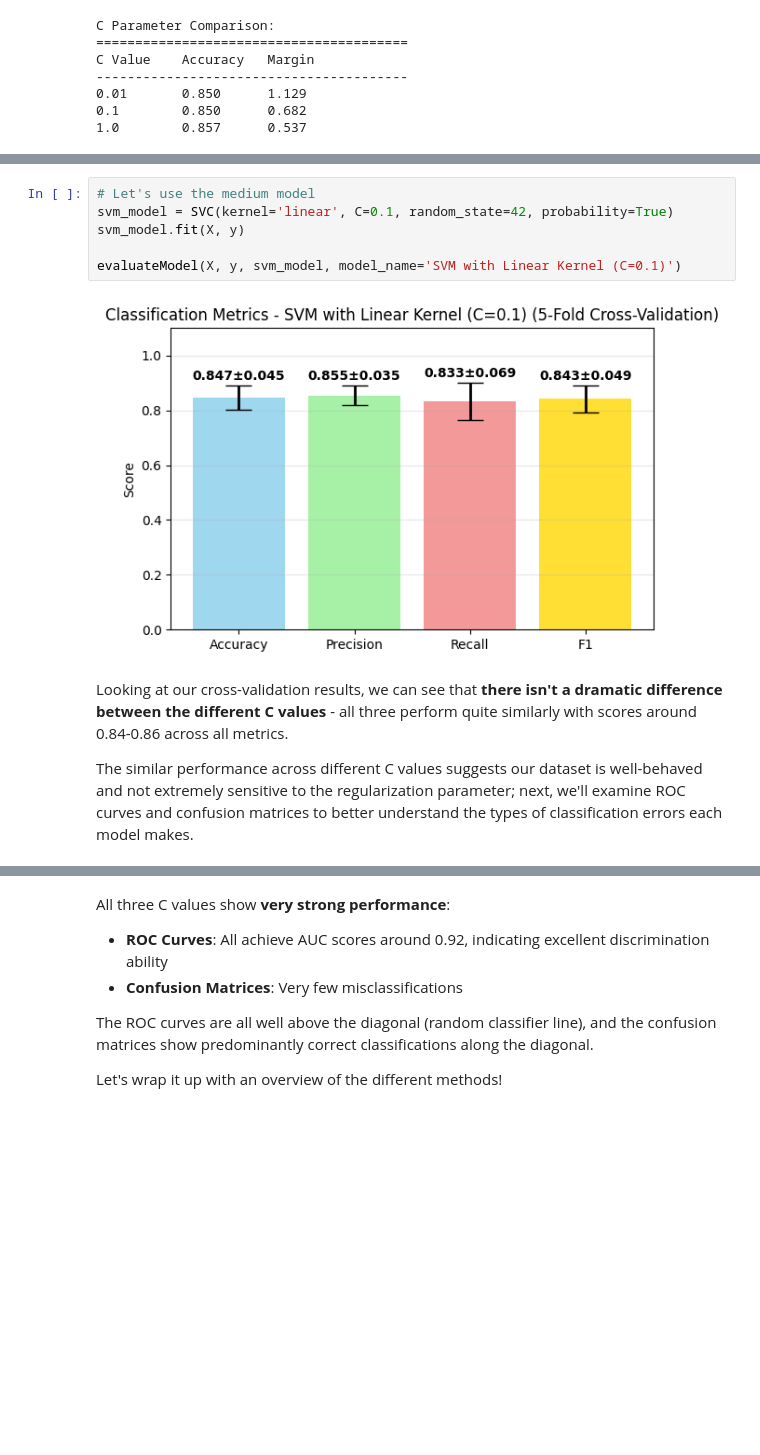
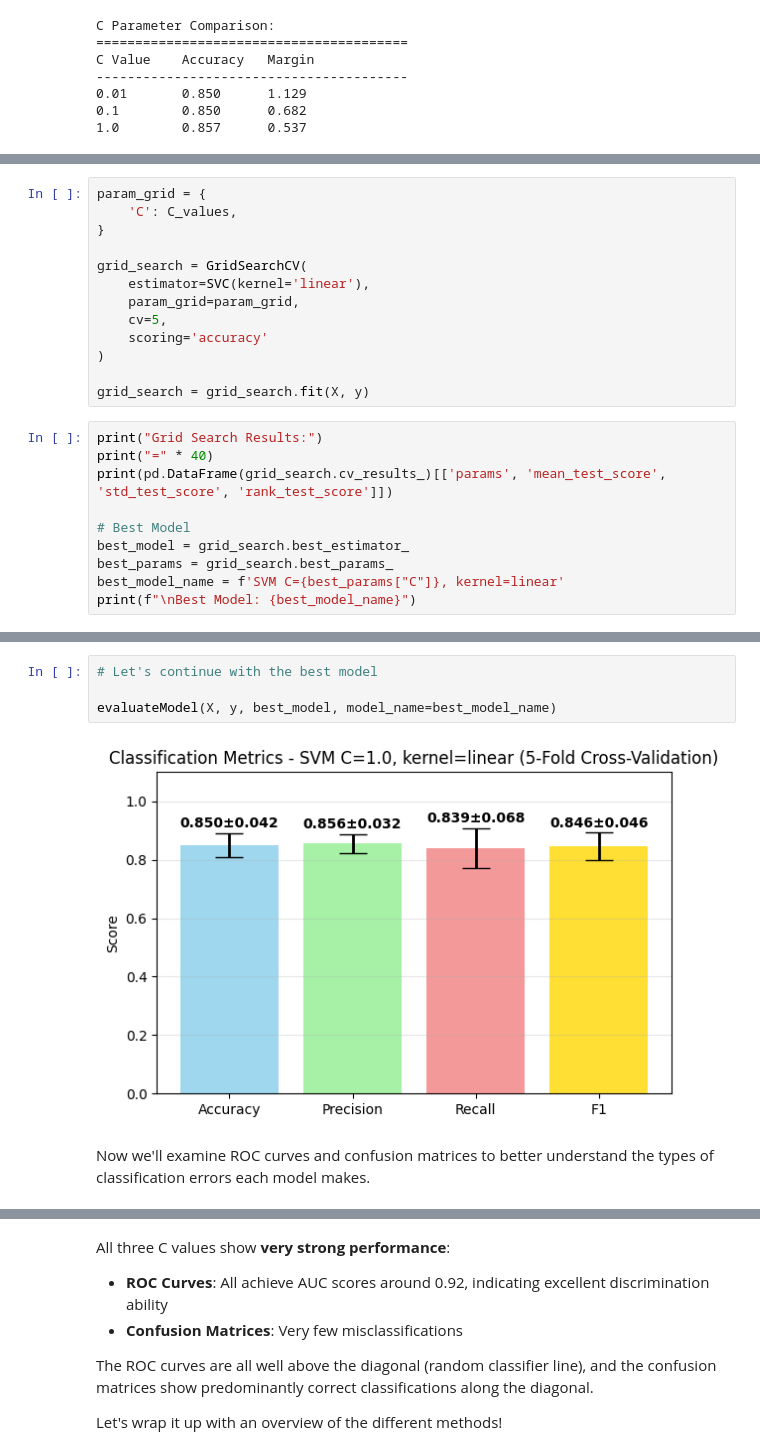
Before and after one commit to Jamoser123/PNR_Advanced_DataScience, a Jupyter notebook: 6_Classification/HandsOn_Classification.ipynb, the cells around one changed output, grey strips where cells are left out. Saved outputs shown, nothing was run; the diff lists cells and outputs as text; blank space fills up the shorter version.

Commit message:
Classification Handson and Exercise Update

```diff
--- a/6_Classification/HandsOn_Classification.ipynb
+++ b/6_Classification/HandsOn_Classification.ipynb
@@ -474,0 +476,23 @@ Let's use **cross-validation** to get a more robust evaluation and look at compr
+# %%
+param_grid = {
+    'C': C_values,
+}
+
+grid_search = GridSearchCV(
+    estimator=SVC(kernel='linear'),
+    param_grid=param_grid,
+    cv=5,
+    scoring='accuracy'
+)
+
+grid_search = grid_search.fit(X, y)
+# %%
+print("Grid Search Results:")
+print("=" * 40)
+print(pd.DataFrame(grid_search.cv_results_)[['params', 'mean_test_score', 'std_test_score', 'rank_test_score']])
+
+# Best Model
+best_model = grid_search.best_estimator_
+best_params = grid_search.best_params_
+best_model_name = f'SVM C={best_params["C"]}, kernel=linear'
+print(f"\nBest Model: {best_model_name}")
@@ -475,13 +512,9 @@ Let's use **cross-validation** to get a more robust evaluation and look at compr
 # %%
-# Let's use the medium model
-svm_model = SVC(kernel='linear', C=0.1, random_state=42, probability=True)
-svm_model.fit(X, y)
+# Let's continue with the best model
 
-evaluateModel(X, y, svm_model, model_name='SVM with Linear Kernel (C=0.1)')
+evaluateModel(X, y, best_model, model_name=best_model_name)
 # %% [output]
-[figure, old version]
+[figure, new version]
 # %% [markdown]
-Looking at our cross-validation results, we can see that **there isn't a dramatic difference between the different C values** - all three perform quite similarly with scores around 0.84-0.86 across all metrics.
-
-The similar performance across different C values suggests our dataset is well-behaved and not extremely sensitive to the regularization parameter; next, we'll examine ROC curves and confusion matrices to better understand the types of classification errors each model makes.
+Now we'll examine ROC curves and confusion matrices to better understand the types of classification errors each model makes.
 # %%
```
Also changed, not shown: parts of 6 cells of this notebook, 2 other files.
